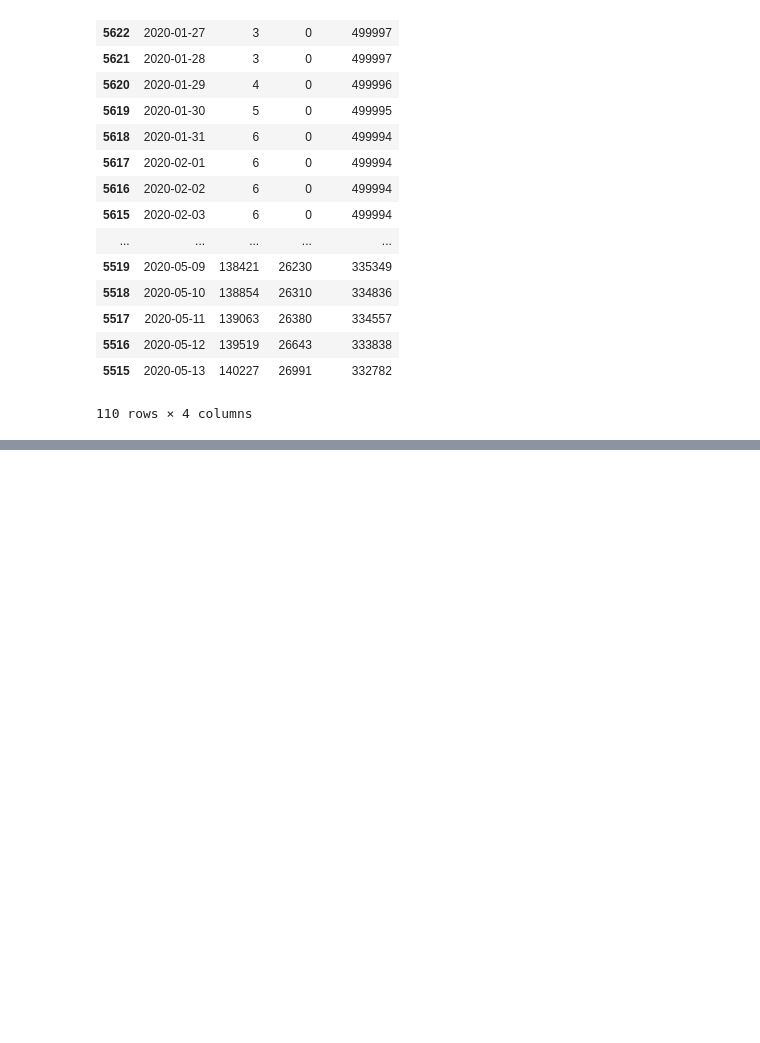
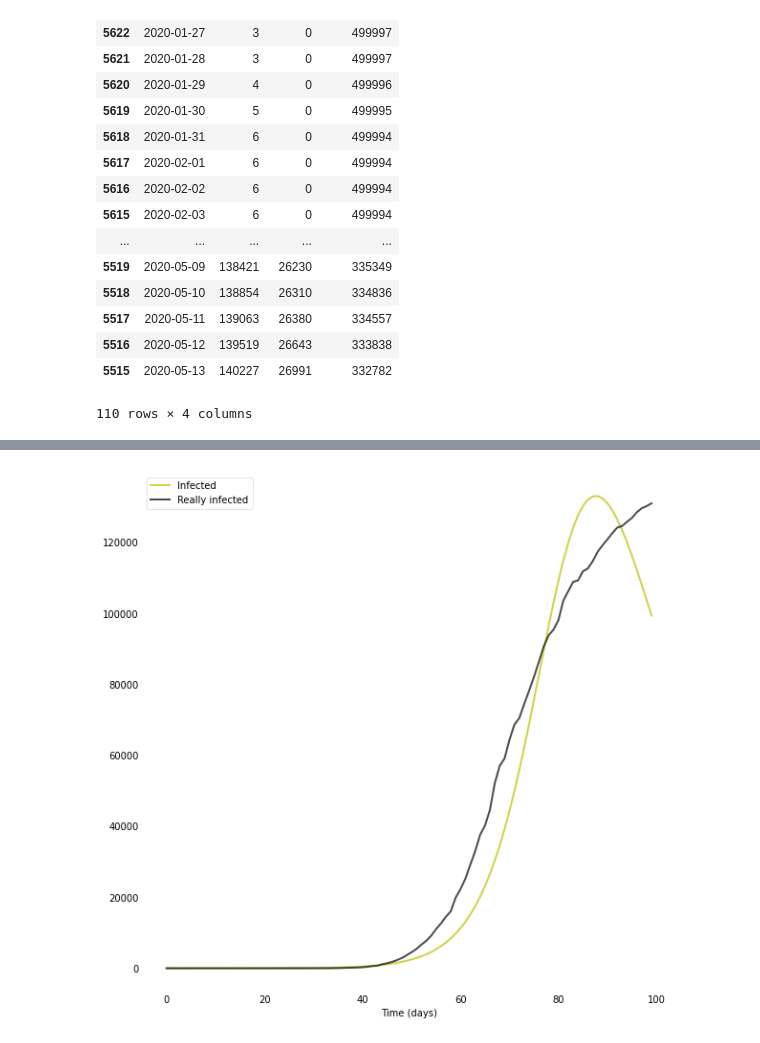
Before and after one commit to klchai/ML_COVID-19, a Jupyter notebook: model/sir.ipynb, the cells around one changed output, grey strips where cells are left out. Saved outputs shown, nothing was run; the diff lists cells and outputs as text; code cells hidden in the pictures; blank space fills up the shorter version.

```diff
--- a/model/sir.ipynb
+++ b/model/sir.ipynb
@@ -70,3 +81,7 @@ S, I, R = ret.T
+# %%
+new_beta, new_gamma = params
+new_ret = odeint(deriv, y0, t, args=(N, new_beta, new_gamma))
+S_fit, I_fit, R_fit = new_ret.T
 # %%
 def plotsir(t, S, I, R,df):
     f, ax = plt.subplots(1,1,figsize=(10,10))
@@ -92,0 +123,4 @@ plotsir(t, S, I, R,df)
+# %%
+plotfit(t, S_fit, I_fit, R_fit,df)
+# %% [output]
+[figure, added]
```
Also changed, not shown: parts of 7 cells of this notebook.
